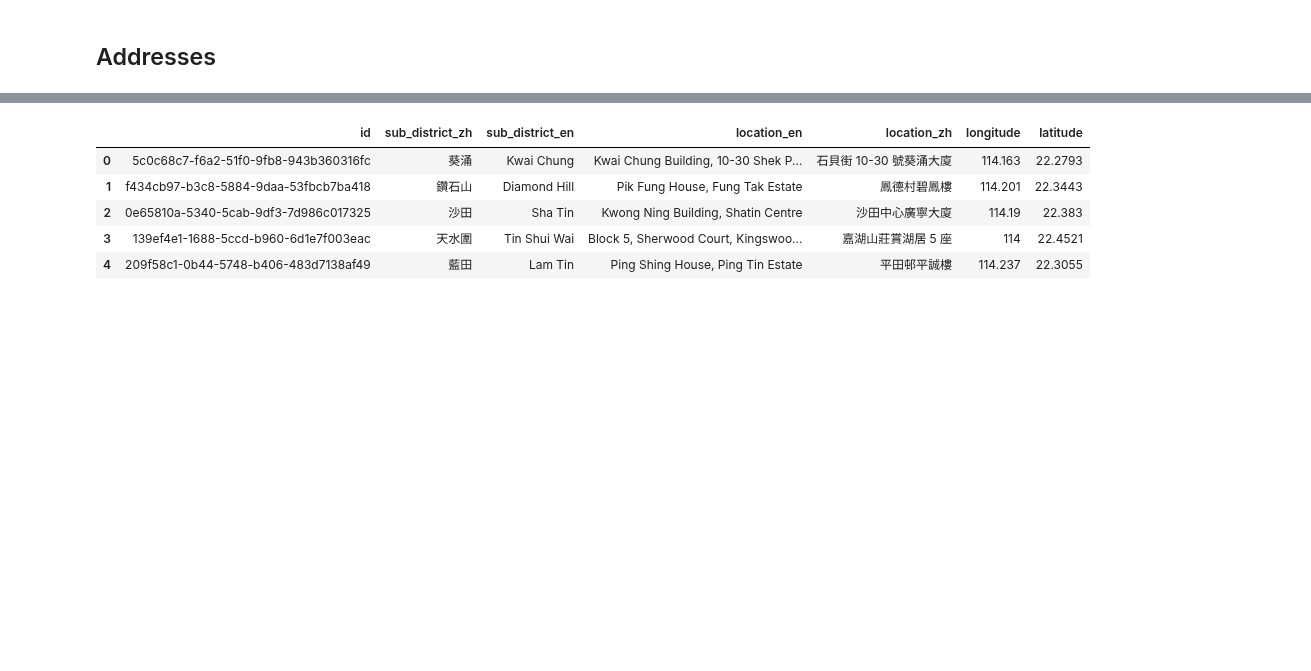
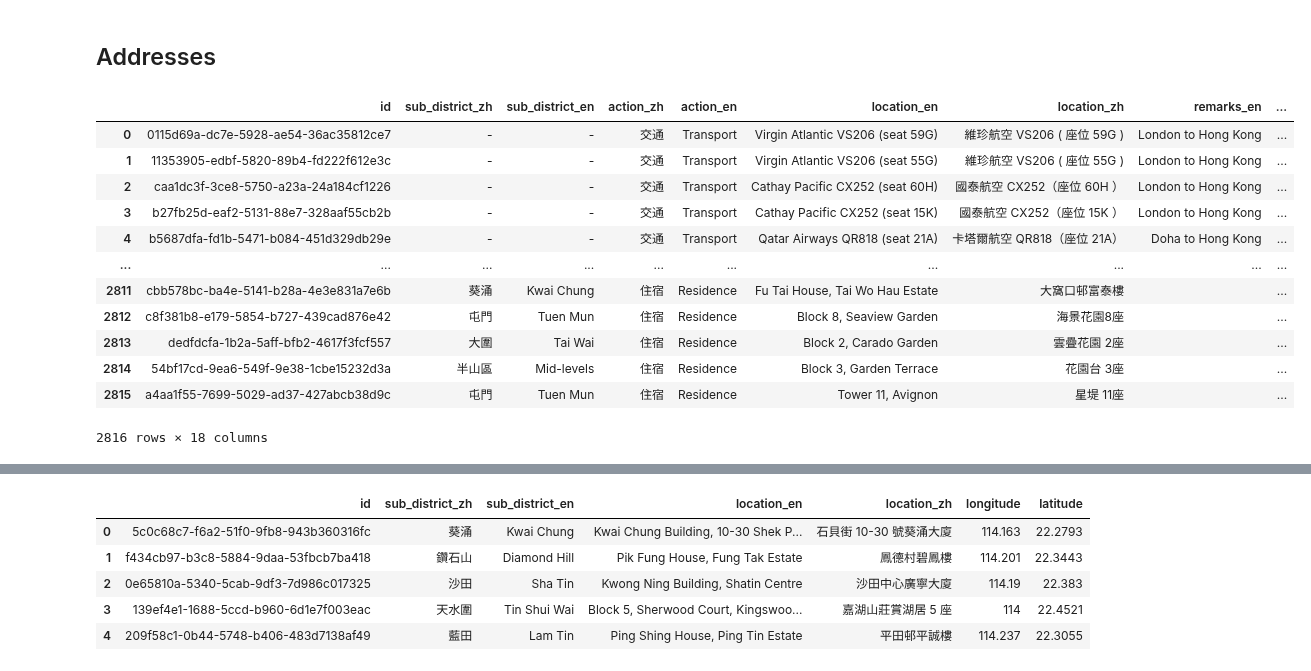
Before and after one commit to bc123456/wuhan_virus_dashboard, a Jupyter notebook: exploration/02_compose_data.ipynb, the cells around one changed output, grey strips where cells are left out. Saved outputs shown, nothing was run; the diff lists cells and outputs as text; code cells hidden in the pictures; blank space fills up the shorter version.

Commit message:
fixed problem of fetch stats

```diff
--- a/exploration/02_compose_data.ipynb
+++ b/exploration/02_compose_data.ipynb
@@ -78,31 +61,24 @@ hospitals_df.head()
 ## Addresses
 # %%
 from webscraper import fetch_highrisk
-# %%
-def fetch_highrisk():
-    """
-    Returns a DataFrame that contains the high risk area information.
-
-    """
-    page = requests.get('https://wars.vote4.hk/page-data/en/high-risk/page-data.json')
-    data = json.loads(page.content)
-    cases = data['result']['data']['allWarsCaseLocation']['edges']
-
-    res = []
-
-    for case in cases:
-        res.append(case['node'])
-
-    ## Change the 'case' column to one that uses string instead of dictionary
-    high_risk_df = pd.DataFrame(res)
-#     display(high_risk_df)
-    high_risk_df['case'] = high_risk_df['case'].apply(lambda d: d['case_no'] if type(d) == dict else '')
-    high_risk_df['start_date'] = pd.to_datetime(high_risk_df['start_date'].replace('Invalid date', None), format='%Y-%m-%d')
-    high_risk_df['end_date'] = pd.to_datetime(high_risk_df['end_date'].replace('Invalid date', None), format='%Y-%m-%d')
-
-    return high_risk_df
 # %%
 high_risk_df = fetch_highrisk()
+# %%
+high_risk_df
+# %% [output]
+|  | id | sub_district_zh | sub_district_en | action_zh | action_en | location_en | location_zh | remarks_en | ... |
+| 0 | 0115d69a-dc7e-5928-ae54-36ac35812ce7 | - | - | 交通 | Transport | Virgin Atlantic VS206 (seat 59G) | 維珍航空 VS206 ( 座位 59G ) | London to Hong Kong | ... |
+| 1 | 11353905-edbf-5820-89b4-fd222f612e3c | - | - | 交通 | Transport | Virgin Atlantic VS206 (seat 55G) | 維珍航空 VS206 ( 座位 55G ) | London to Hong Kong | ... |
+| 2 | caa1dc3f-3ce8-5750-a23a-24a184cf1226 | - | - | 交通 | Transport | Cathay Pacific CX252 (seat 60H) | 國泰航空 CX252（座位 60H ） | London to Hong Kong | ... |
+| 3 | b27fb25d-eaf2-5131-88e7-328aaf55cb2b | - | - | 交通 | Transport | Cathay Pacific CX252 (seat 15K) | 國泰航空 CX252（座位 15K ） | London to Hong Kong | ... |
+| 4 | b5687dfa-fd1b-5471-b084-451d329db29e | - | - | 交通 | Transport | Qatar Airways QR818 (seat 21A) | 卡塔爾航空 QR818（座位 21A） | Doha to Hong Kong | ... |
+| ... | ... | ... | ... | ... | ... | ... | ... | ... | ... |
+| 2811 | cbb578bc-ba4e-5141-b28a-4e3e831a7e6b | 葵涌 | Kwai Chung | 住宿 | Residence | Fu Tai House, Tai Wo Hau Estate | 大窩口邨富泰樓 |  | ... |
+| 2812 | c8f381b8-e179-5854-b727-439cad876e42 | 屯門 | Tuen Mun | 住宿 | Residence | Block 8, Seaview Garden | 海景花園8座 |  | ... |
+| 2813 | dedfdcfa-1b2a-5aff-bfb2-4617f3fcf557 | 大圍 | Tai Wai | 住宿 | Residence | Block 2, Carado Garden | 雲疊花園 2座 |  | ... |
+| 2814 | 54bf17cd-9ea6-549f-9e38-1cbe15232d3a | 半山區 | Mid-levels | 住宿 | Residence | Block 3, Garden Terrace | 花園台 3座 |  | ... |
+| 2815 | a4aa1f55-7699-5029-ad37-427abcb38d9c | 屯門 | Tuen Mun | 住宿 | Residence | Tower 11, Avignon | 星堤 11座 |  | ... |
+2816 rows × 18 columns
 # %%
 with open(r'../data/HIGH_RISK.pkl', 'rb') as f:
     high_risk_df = pickle.load(f)
```
Also changed, not shown: parts of 20 cells of this notebook, 7 other files.
